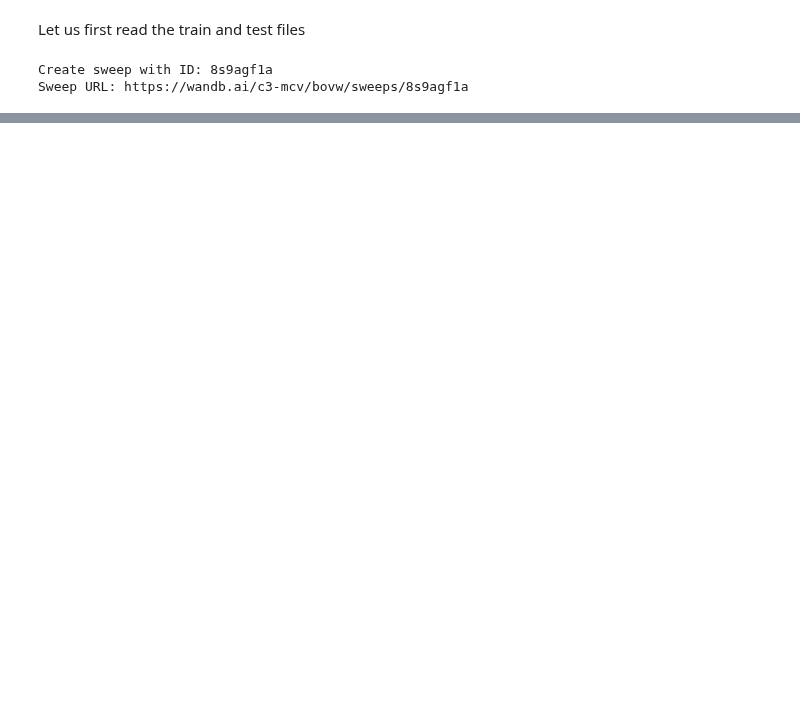
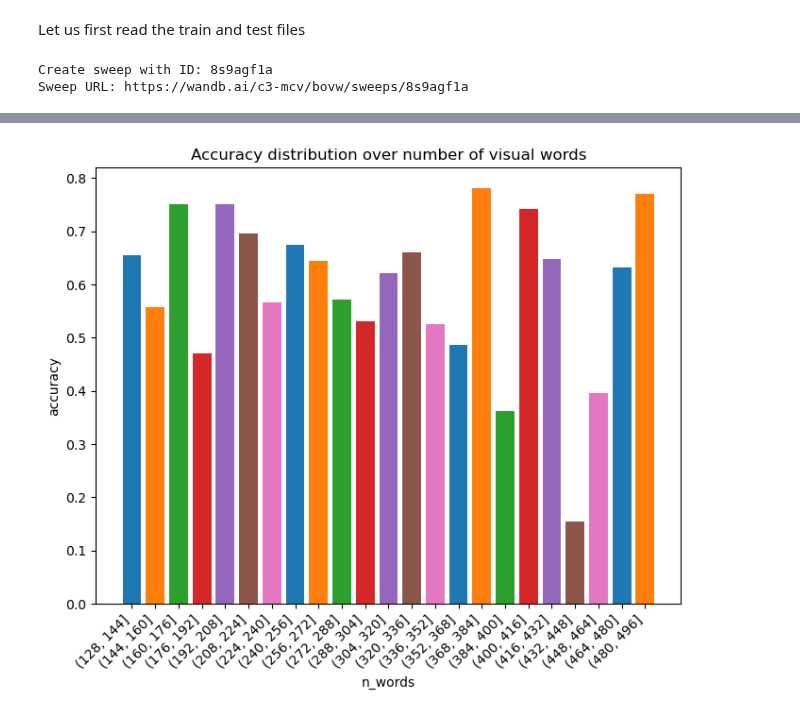
Before and after one commit to MCV-C3/project23-24-08, a Jupyter notebook: Task1/BagofVisualWords.ipynb, the cells around one changed output, grey strips where cells are left out. Saved outputs shown, nothing was run; the diff lists cells and outputs as text; code cells hidden in the pictures; blank space fills up the shorter version.

```diff
--- a/Task1/BagofVisualWords.ipynb
+++ b/Task1/BagofVisualWords.ipynb
@@ -615,0 +612,32 @@ plt.legend()
+# %%
+import pandas as pd
+
+colors = [
+    "#1f77b4",  # Muted blue
+    "#ff7f0e",  # Safety orange
+    "#2ca02c",  # Cooked asparagus green
+    "#d62728",  # Brick red
+    "#9467bd",  # Muted purple
+    "#8c564b",  # Chestnut brown
+    "#e377c2",  # Raspberry yogurt pink
+]
+
+df = pd.read_csv('wandb_export_2023-12-30T12_36_57.300+01_00.csv')[['Name', 'n_words', 'accuracy']]
+df = df[df['n_words'] <= 512].groupby(pd.cut(df['n_words'], range(128, 513, 16))).mean().drop(columns=['n_words'])
+
+# Convert interval index to string for plotting
+df.index = df.index.astype(str)
+
+# Plotting each bar with a different color
+fig, ax = plt.subplots(figsize=(8, 6))
+
+for i, (index, row) in enumerate(df.iterrows()):
+    ax.bar(index, row['accuracy'], color=colors[i % len(colors)])
+
+ax.set_xlabel('n_words')
+ax.set_ylabel('accuracy')
+ax.set_title('Accuracy distribution over number of visual words')
+ax.set_xticklabels(df.index, rotation=45, ha='right')
+plt.show()
+# %% [output]
+[figure, added]
```
Also changed, not shown: parts of 6 cells of this notebook, 1 other file.
